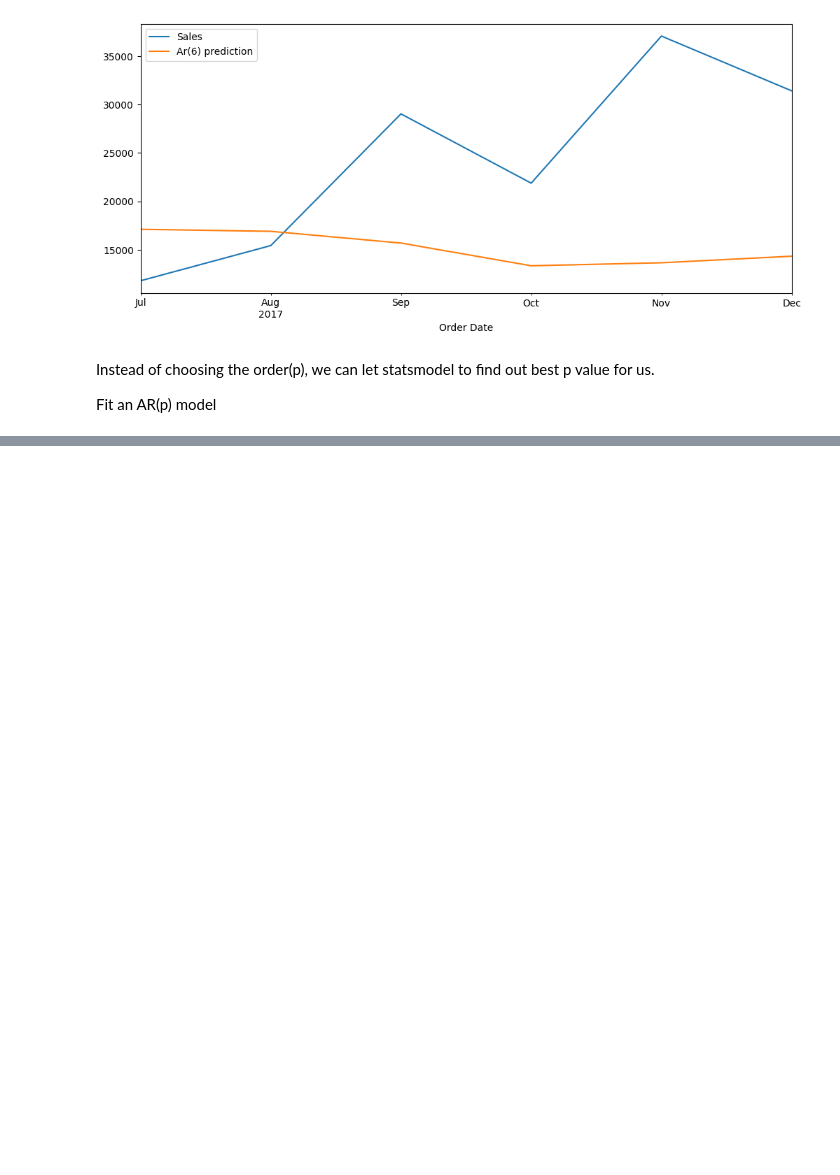
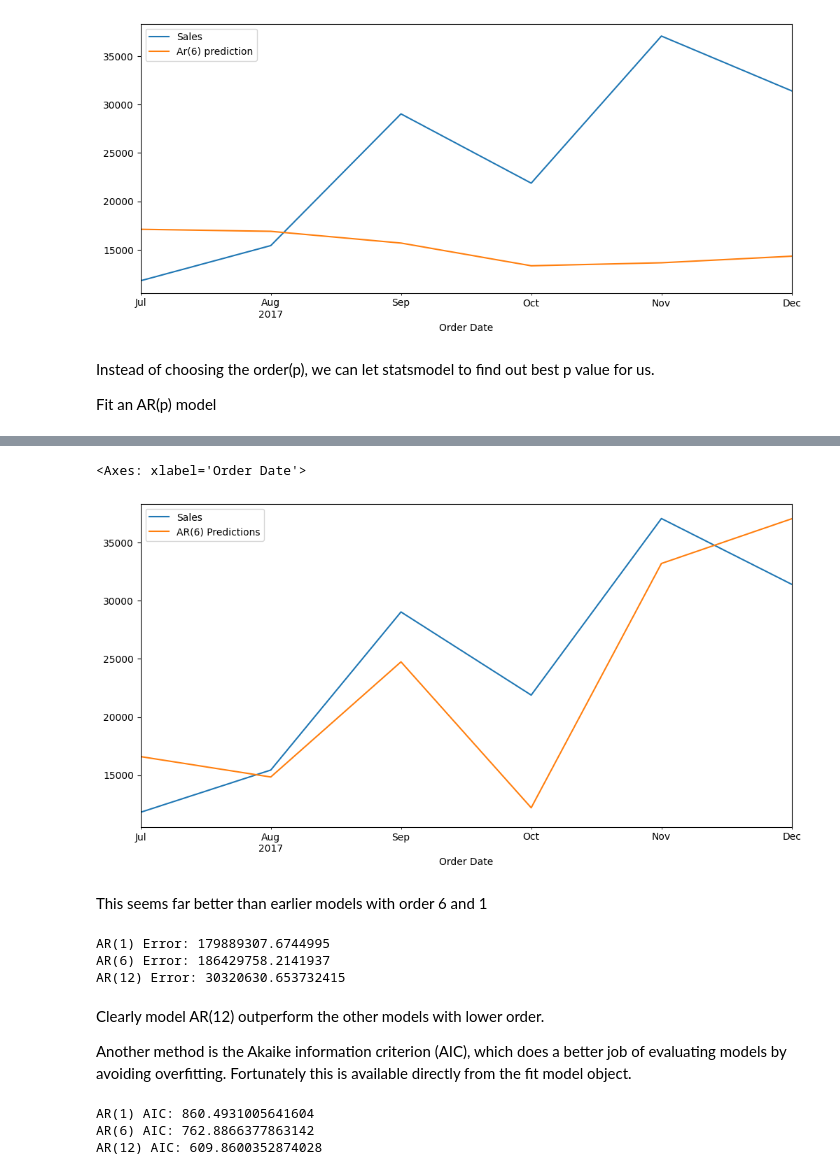
Before and after one commit to Suryasadasivam/Time_series_practice, a Jupyter notebook: Time_series_forecasting_traditional_method.ipynb, the cells around one changed output, grey strips where cells are left out. Saved outputs shown, nothing was run; the diff lists cells and outputs as text; code cells hidden in the pictures; blank space fills up the shorter version.

```diff
--- a/Time_series_forecasting_traditional_method.ipynb
+++ b/Time_series_forecasting_traditional_method.ipynb
@@ -745,0 +794,6 @@ Fit an AR(p) model
+# %%
+#Fit the model with p as 12
+
+mod12 = AutoReg(train['Sales'], 12)
+res12 = mod12.fit()
+print(res12.summary())
@@ -745,0 +818,40 @@ Fit an AR(p) model
+# %%
+# This is the general format for obtaining predictions
+start=len(train)
+end=len(train)+len(test)-1
+predictions12 = res12.predict(start=start, end=end, dynamic=False).rename('AR(6) Predictions')
+# %%
+test['Sales'].plot(legend=True)
+predictions12.plot(legend=True,figsize=(12,6))
+# %% [output]
+<Axes: xlabel='Order Date'>
+[figure, added]
+# %% [markdown]
+This seems far better than earlier models with order 6 and 1
+# %%
+from sklearn.metrics import mean_squared_error
+
+labels = ['AR(1)','AR(6)','AR(12)']
+preds = [prediction, prediction_2, predictions12]  # these are variables, not strings!
+
+for i in range(3):
+    error = mean_squared_error(test['Sales'], preds[i])
+    print(f'{labels[i]} Error: {error}')
+# %% [output]
+AR(1) Error: 179889307.6744995
+AR(6) Error: 186429758.2141937
+AR(12) Error: 30320630.653732415
+# %% [markdown]
+Clearly model AR(12) outperform the other models with lower order.
+
+Another method is the Akaike information criterion (AIC), which does a better job of evaluating models by avoiding overfitting.
+Fortunately this is available directly from the fit model object.
+# %%
+modls = [result_1,result_2,res12]
+
+for i in range(3):
+    print(f'{labels[i]} AIC: {modls[i].aic}')
+# %% [output]
+AR(1) AIC: 860.4931005641604
+AR(6) AIC: 762.8866377863142
+AR(12) AIC: 609.8600352874028
```
Also changed, not shown: parts of 4 cells of this notebook.
